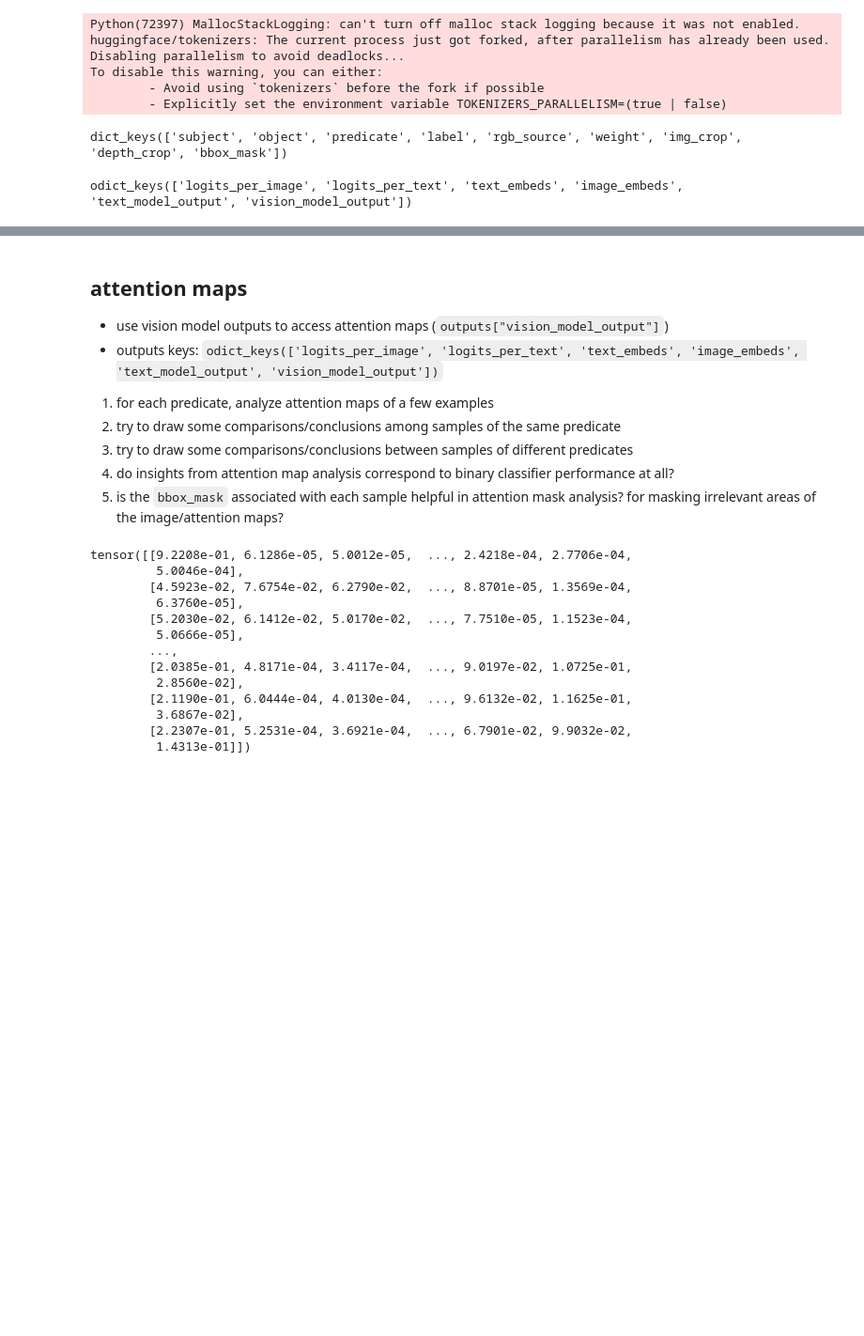
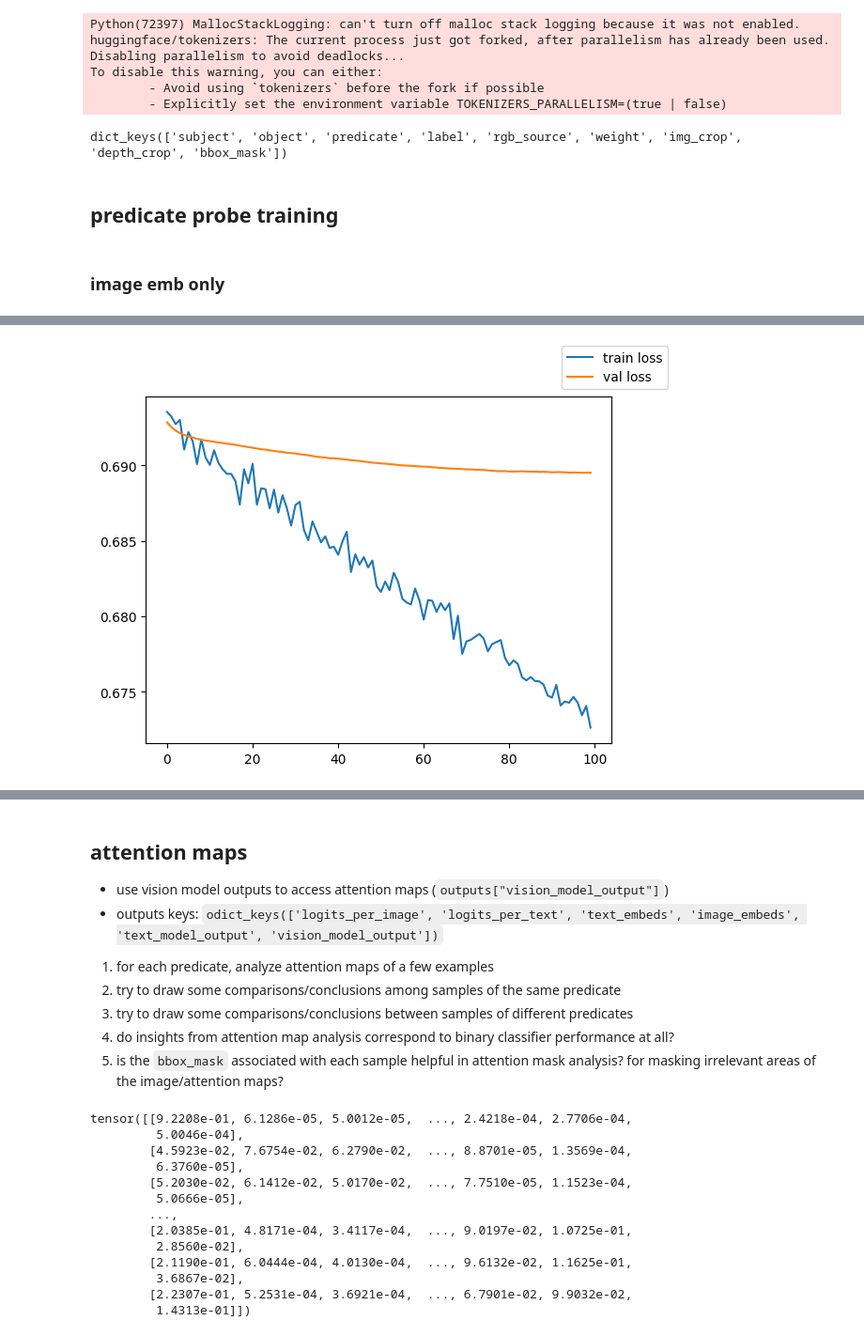
Before and after one commit to linv24/6.8300, a Jupyter notebook: project/dev.ipynb, the cells around one changed output, grey strips where cells are left out. Shown at 94% size. Drawn from its saved outputs; the diff is of its cells as text; code cells hidden in the pictures; blank space fills up the shorter version.

```diff
--- a/project/dev.ipynb
+++ b/project/dev.ipynb
@@ -191,13 +195,13 @@ samples_dict = defaultdict(list)
 
 for split in ("train", "valid", "test"):
     split_dataset_args = default_dataset_args | {"split": split}
-    split_data_loader, split_predicates, split_objects = create_dataloader(
+    split_dataloader, split_predicates, split_objects = create_dataloader(
         **split_dataset_args,
         num_workers=1,
         batch_size=16,
     )
 
-    for batch in split_data_loader:
+    for batch in split_dataloader:
         # prepare inputs
         images = [image for image in batch["img_crop"]]
         subject_names = batch["subject"]["name"]
@@ -286,4 +278,2 @@ with torch.no_grad():
-# %%
-outputs.keys()
-# %% [output]
-odict_keys(['logits_per_image', 'logits_per_text', 'text_embeds', 'image_embeds', 'text_model_output', 'vision_model_output'])
+# %% [markdown]
+## predicate probe training
@@ -289,0 +368,28 @@ odict_keys(['logits_per_image', 'logits_per_text', 'text_embeds', 'image_embeds'
+# %% [markdown]
+### image emb only
+# %%
+predicate = "behind"
+
+data_file_path = f"{DATA_DIRECTORY}/predicate_probe_data/{predicate}"
+train_ds = PredicateProbeDataset(data_file_path + "_train.pt")
+train_dl = DataLoader(train_ds, batch_size=16)
+val_ds = PredicateProbeDataset(data_file_path + "_valid.pt")
+val_dl = DataLoader(val_ds, batch_size=16)
+
+mlp_model = MLP(hidden_dim=256)
+
+train_outputs = train(mlp_model, train_dl, val_dl,
+                      num_epochs=100, lr=1e-5, verbose=False)
+train_losses, val_losses, train_confusion_matrices, val_confusion_matrices = train_outputs
+
+torch.save(mlp_model.state_dict(), f"{MODEL_DIRECTORY}/test.pt")
+
+# basic plotting
+fig, ax = plt.subplots()
+
+ax.plot(train_losses, label="train loss")
+ax.plot(val_losses, label="val loss")
+
+fig.legend()
+fig.show()
+# %% [output]
@@ -289,0 +397 @@ odict_keys(['logits_per_image', 'logits_per_text', 'text_embeds', 'image_embeds'
+[figure, added]
```
Also changed, not shown: parts of 15 cells of this notebook, 1 other file.
